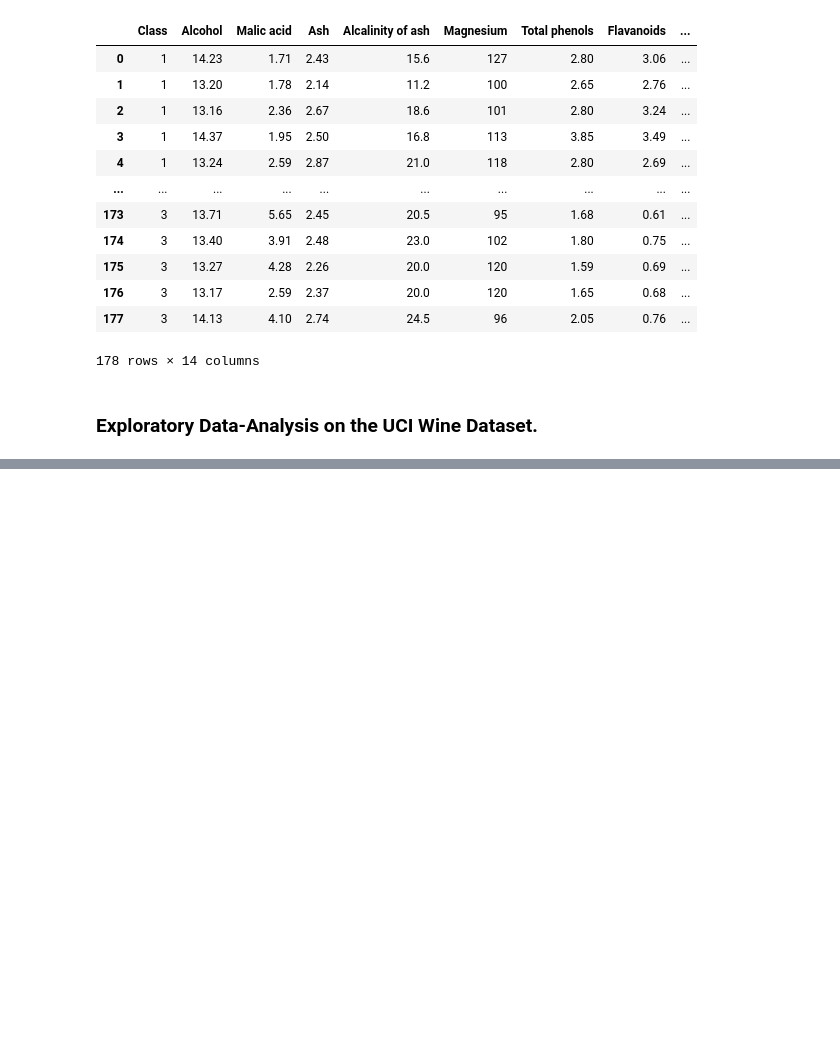
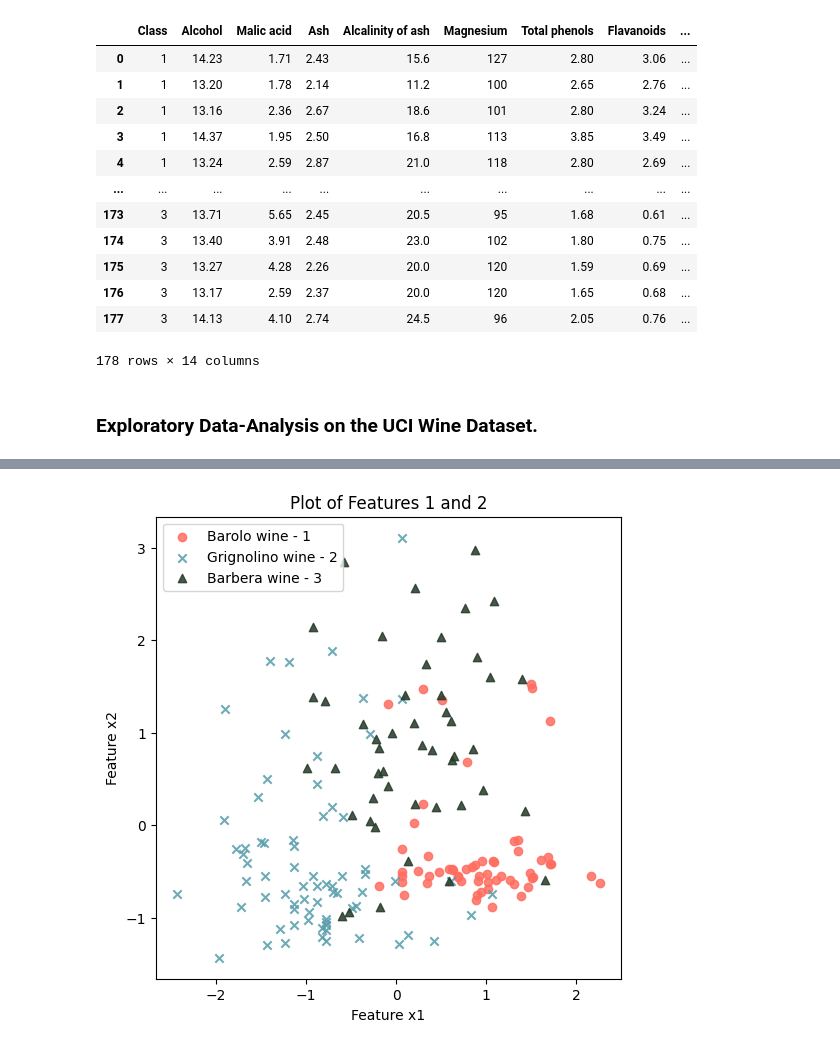
Before and after one commit to SudeshKumarSK/ee559-mlOne, a Jupyter notebook: HW-8/HW_Eight_3.ipynb, the cells around one changed output, grey strips where cells are left out. Saved outputs shown, nothing was run; the diff lists cells and outputs as text; code cells hidden in the pictures; blank space fills up the shorter version.

```diff
--- a/HW-8/HW_Eight_3.ipynb
+++ b/HW-8/HW_Eight_3.ipynb
@@ -61,0 +64,3 @@ Number of classes in Y_train is: 3
+# %%
+n_train, X_train, Y_train = engine.generateTrainData(wineData)
+X_train_std = engine.standardizeData(X_train)
@@ -61,0 +72,4 @@ Number of classes in Y_train is: 3
+# %%
+engine.plotDataReducedFeatures(X_train_std, Y_train, 1, 2, "upper left")
+# %% [output]
+[figure, added]
```
Also changed, not shown: parts of 9 cells of this notebook, 2 other files.
